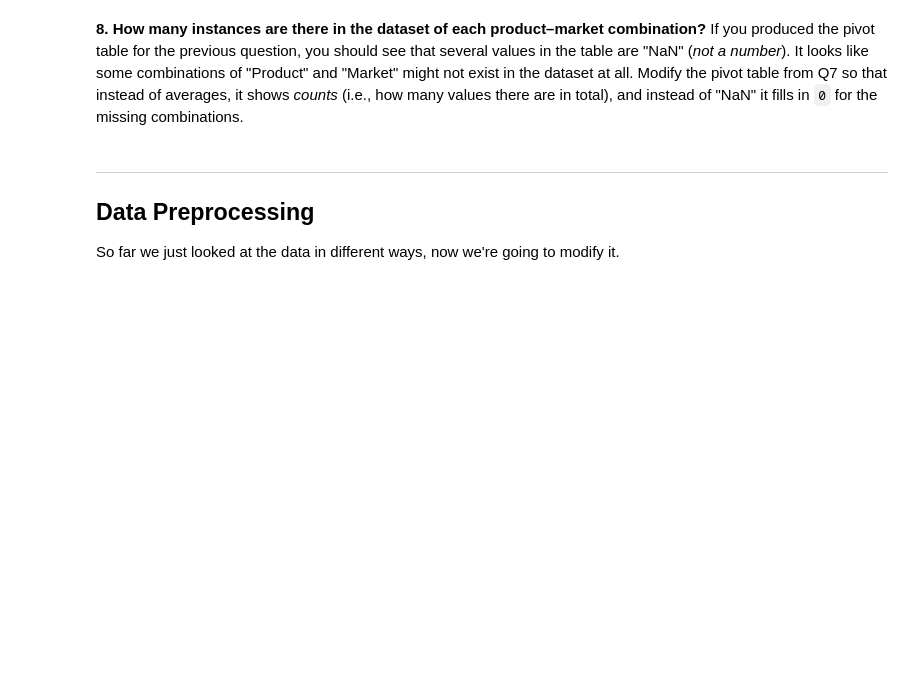
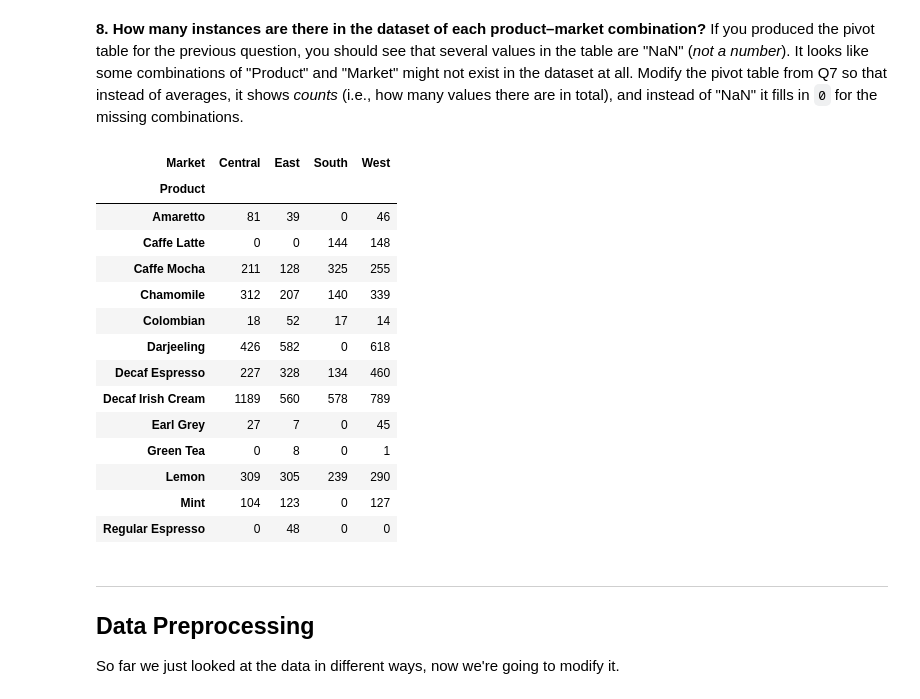
Before and after one commit to clementpickel/DSP_Assignement, a Jupyter notebook: Exercices/ex1/01_Pandas.ipynb, the cells around one changed output. Saved outputs shown, nothing was run; the diff lists cells and outputs as text; code cells hidden in the pictures; blank space fills up the shorter version.

```diff
--- a/Exercices/ex1/01_Pandas.ipynb
+++ b/Exercices/ex1/01_Pandas.ipynb
@@ -86,7 +120,23 @@ _Hint:_ This is a classic use case for [pivot tables](https://jakevdp.github.io/
 # %% [markdown]
 **8. How many instances are there in the dataset of each product–market combination?** If you produced the pivot table for the previous question, you should see that several values in the table are "NaN" (_not a number_). It looks like some combinations of "Product" and "Market" might not exist in the dataset at all. Modify the pivot table from Q7 so that instead of averages, it shows _counts_ (i.e., how many values there are in total), and instead of "NaN" it fills in `0` for the missing combinations.
 # %%
-# Your code here
+df.pivot_table(index="Product", columns="Market", values="Profit", aggfunc="count", fill_value=0)
+# %% [output]
+| Market | Central | East | South | West |
+| Product |  |  |  |  |
+| Amaretto | 81 | 39 | 0 | 46 |
+| Caffe Latte | 0 | 0 | 144 | 148 |
+| Caffe Mocha | 211 | 128 | 325 | 255 |
+| Chamomile | 312 | 207 | 140 | 339 |
+| Colombian | 18 | 52 | 17 | 14 |
+| Darjeeling | 426 | 582 | 0 | 618 |
+| Decaf Espresso | 227 | 328 | 134 | 460 |
+| Decaf Irish Cream | 1189 | 560 | 578 | 789 |
+| Earl Grey | 27 | 7 | 0 | 45 |
+| Green Tea | 0 | 8 | 0 | 1 |
+| Lemon | 309 | 305 | 239 | 290 |
+| Mint | 104 | 123 | 0 | 127 |
+| Regular Espresso | 0 | 48 | 0 | 0 |
 # %% [markdown]
 - - -
 ## Data Preprocessing
```
Also changed, not shown: parts of 11 cells of this notebook, 2 other files.
